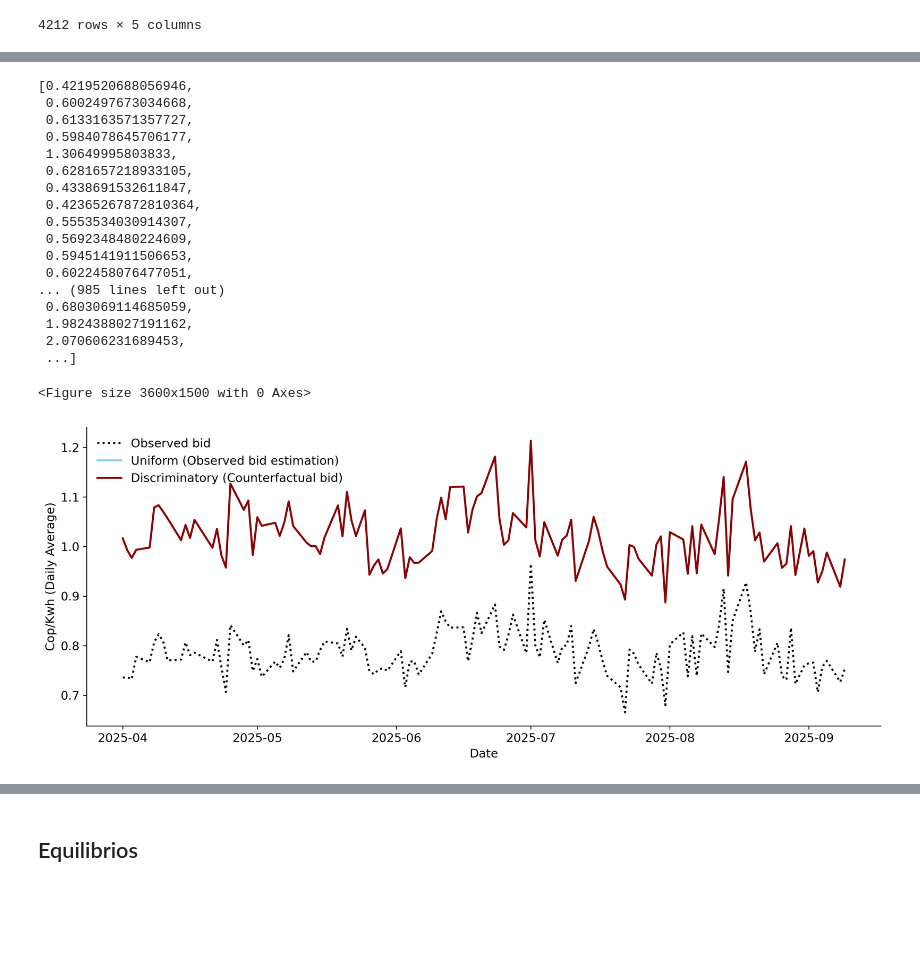
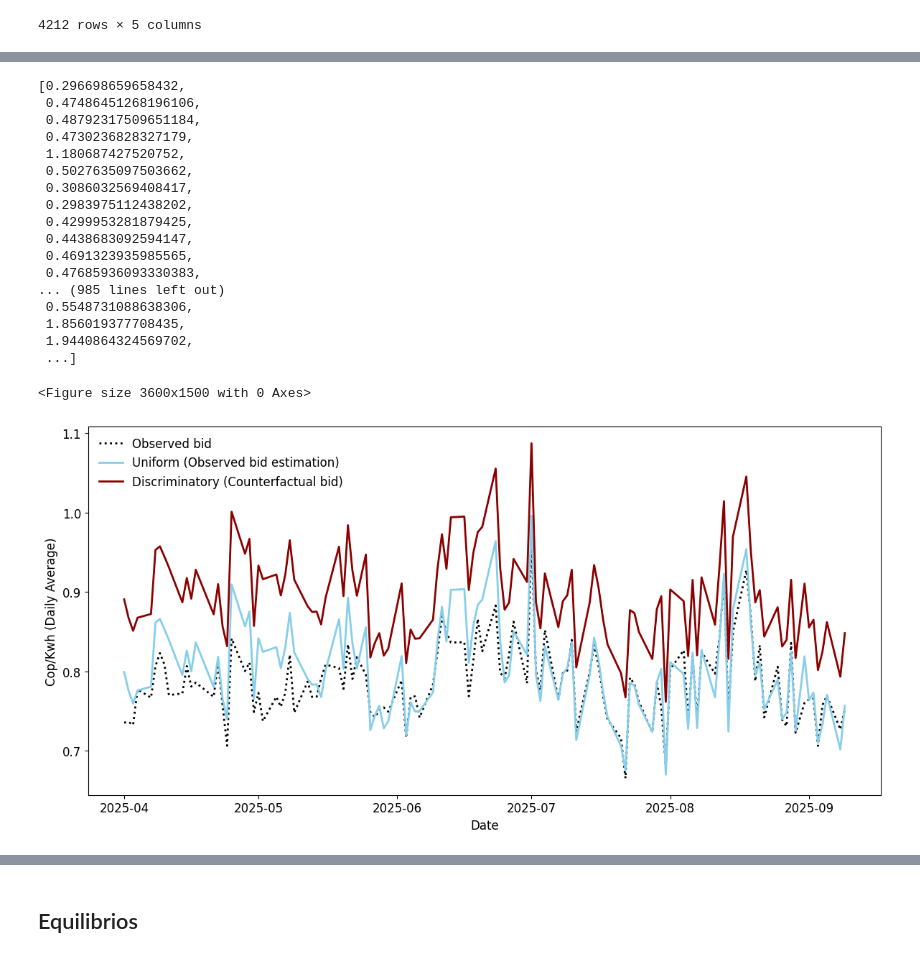
Before and after one commit to anamariapatron/TesisPEG, a Jupyter notebook: NPGAVF/1EjerciciosRedesEntrenadas copy.ipynb, the cells around one changed output, grey strips where cells are left out. Cells and saved outputs as stored; diff of their text form; code cells hidden in the pictures; blank space fills up the shorter version.

```diff
--- a/NPGAVF/1EjerciciosRedesEntrenadas copy.ipynb
+++ b/NPGAVF/1EjerciciosRedesEntrenadas copy.ipynb
@@ -6,9 +6,9 @@ import torch
 import torch.nn as nn
 import torch.nn.functional as F
 # %%
-G=1
-T=100
-estadistica='menor'
+G=5
+T=600
+estadistica='promedio'
 hidden=(10,10)
 path_uniform = f"symmetric/{G}redes{estadistica}/nets_best_by_gid_uniform_{T}.pt"
 path_discriminatory = f"symmetric/{G}redes{estadistica}/nets_best_by_gid_pay_as_bid_{T}.pt"
@@ -53,7 +53,13 @@ class PolicyNet(nn.Module):
             floor = x.reshape(-1)
 
         floor = torch.clamp_min(floor, 0.0)
-        bid = floor + F.softplus(raw)
+        if G==5:
+            bid = floor + F.softplus(raw)-0.1  #-0.25 frp G=5
+        elif G==36:
+            bid = floor + F.softplus(raw)+0.1
+        else:
+            bid = floor + F.softplus(raw)
+
 
         return bid
 # %%
@@ -156,22 +162,22 @@ predicciones_uniform
 # %%
 predicciones_discriminatory
 # %% [output]
-[0.4219520688056946,
- 0.6002497673034668,
- 0.6133163571357727,
- 0.5984078645706177,
- 1.30649995803833,
- 0.6281657218933105,
- 0.4338691532611847,
- 0.42365267872810364,
- 0.5553534030914307,
- 0.5692348480224609,
- 0.5945141911506653,
- 0.6022458076477051,
+[0.296698659658432,
+ 0.47486451268196106,
+ 0.48792317509651184,
+ 0.4730236828327179,
+ 1.180687427520752,
+ 0.5027635097503662,
+ 0.3086032569408417,
+ 0.2983975112438202,
+ 0.4299953281879425,
+ 0.4438683092594147,
+ 0.4691323935985565,
+ 0.47685936093330383,
 ... (985 lines left out)
- 0.6803069114685059,
- 1.9824388027191162,
- 2.070606231689453,
+ 0.5548731088638306,
+ 1.856019377708435,
+ 1.9440864324569702,
  ...]
 # %%
 input['est_uni']=predicciones_uniform
@@ -204,41 +210,42 @@ import pandas as pd
 
 mpl.rcParams.update({
     "font.size": 12,
-    "axes.spines.top": False,
-    "axes.spines.right": False
+    "axes.spines.top": True,
+    "axes.spines.right": True
 })
 
 # Asegurarse que "Fecha" es datetime
 input["Fecha"] = pd.to_datetime(input["Fecha"])
 
 # Agrupar por fecha y calcular promedio
 df_daily = input.groupby(input["Fecha"].dt.date)[
     ["precio_d", "est_uni", "est_dis"]
 ].mean().reset_index()
 
-plt.figure(figsize=(12,5), dpi=300)
+plt.figure(figsize=(12,6))
 
 # --- Líneas con colores y estilos ---
 plt.plot(df_daily["Fecha"], df_daily["precio_d"], label="Observed bid",
          color="black", linestyle=":", linewidth=2)        # línea punteada
 plt.plot(df_daily["Fecha"], df_daily["est_uni"], label="Uniform (Observed bid estimation)",
          color="skyblue", linewidth=2)
 plt.plot(df_daily["Fecha"], df_daily["est_dis"], label="Discriminatory (Counterfactual bid)",
          color="darkred", linewidth=2)
 
 
 plt.xlabel("Date")
 plt.ylabel("Cop/Kwh (Daily Average)")
 #plt.title("Promedio diario por fecha de todas las plantas")
 plt.legend(frameon=False)
 plt.grid(False)
 plt.xticks(rotation=0)
 
 plt.tight_layout()
+plt.savefig(f'symmetric/{G}redes{estadistica}/bid_comparison_{T}.png', dpi=300, bbox_inches='tight')
 plt.show()
 # %% [output]
 <Figure size 3600x1500 with 0 Axes>
-[figure, old version]
+[figure, new version]
 # %%
 import matplotlib.pyplot as plt
 import matplotlib as mpl
```
Also changed, not shown: parts of 5 cells of this notebook, 47 other files.
